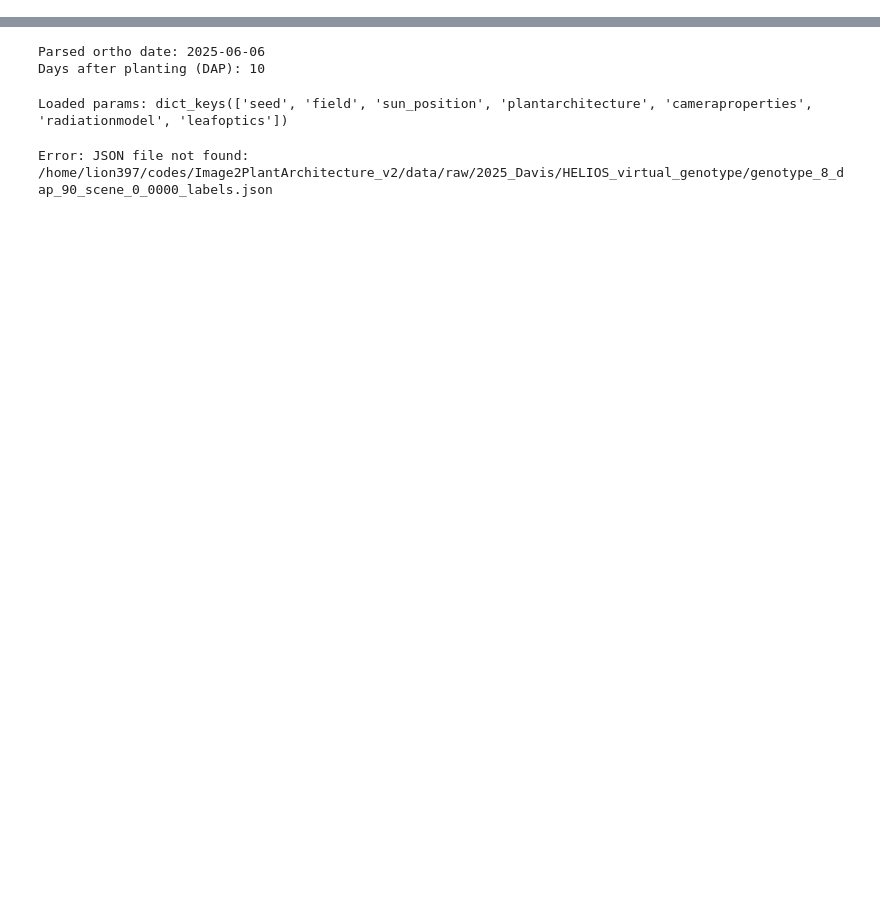
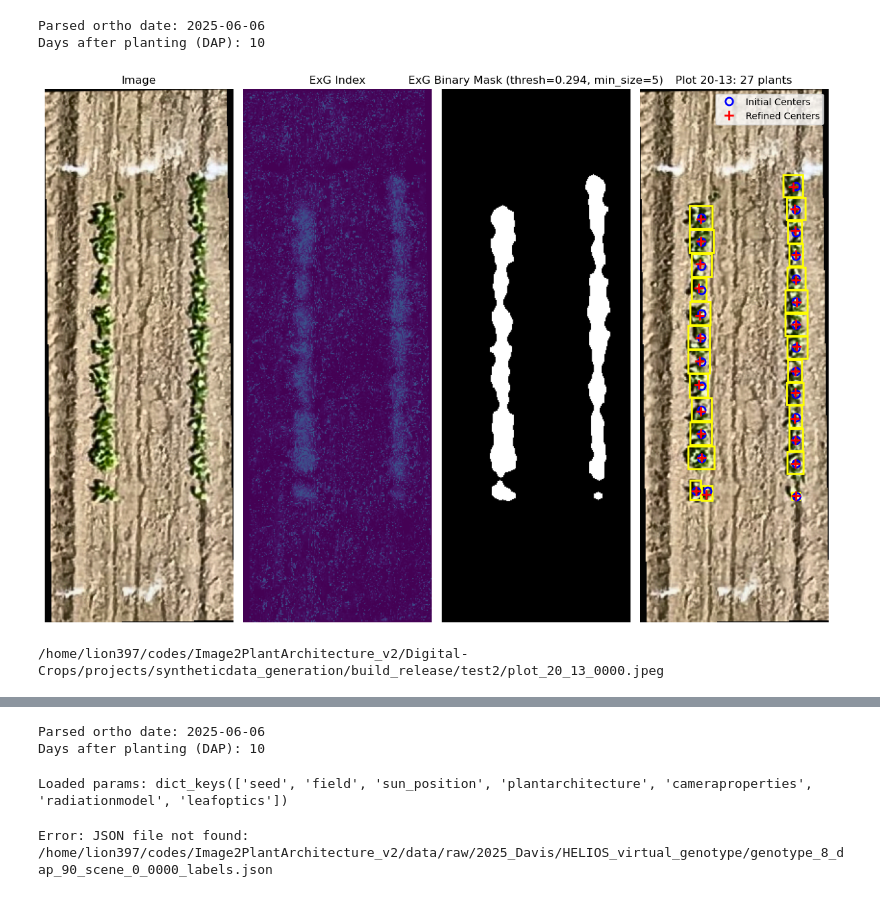
Before and after one commit to GEMINI-Breeding/Digital-Crops, a Jupyter notebook: projects/syntheticdata_generation/generate_dataset_drone.ipynb, the cells around one changed output, grey strips where cells are left out. Saved outputs shown, nothing was run; the diff lists cells and outputs as text; code cells hidden in the pictures; blank space fills up the shorter version.

Commit message:
Updated to now params.json file

```diff
--- a/projects/syntheticdata_generation/generate_dataset_drone.ipynb
+++ b/projects/syntheticdata_generation/generate_dataset_drone.ipynb
@@ -1291,0 +1229,80 @@ Days after planting (DAP): 10
+# %%
+# Display generated image
+import matplotlib.pyplot as plt
+import os
+from PIL import Image
+from datetime import datetime
+import re
+# Define the planting date
+dop = datetime(2025, 5, 27)
+
+ortho_path = "/home/lion397/GEMINI/heesup/dataset/2025_Davis/2025-06-06/Drone/2025-06-06-RGB.tif"
+
+# Parse date from ortho_path using regex to find YYYY-MM-DD pattern
+date_pattern = r'(\d{4})-(\d{2})-(\d{2})'
+match = re.search(date_pattern, ortho_path)
+
+if match:
+    year, month, day = match.groups()
+    ortho_date = datetime(int(year), int(month), int(day))
+    dap = (ortho_date - dop).days
+    print(f"Parsed ortho date: {ortho_date.strftime('%Y-%m-%d')}")
+    print(f"Days after planting (DAP): {dap}")
+else:
+    # Fallback to manual calculation if parsing fails
+    print("Warning: Could not parse date from ortho_path, using manual DAP")
+    dap = (datetime(2025, 6, 17) - dop).days
+
+ortho_path="../../../data/raw/2025_Davis/real_data/2025-06-06/Drone/2025-06-06-RGB.tif"
+dem_path="../../../data/raw/2025_Davis/real_data/2025-06-06/Drone/2025-06-06-RGB.tif"
+helios_path = "build_release"
+#helios_path = "build_ellie"
+drone_ds = DroneOrthoDataset(
+    ortho_path=Path(ortho_path),
+    dem_path=Path(dem_path),  # Add DEM path
+    #ortho_path=Path("/home/lion397/GEMINI/heesup/dataset/2025_Davis/2025-06-17/Drone-5m/GOPRO/2025-06-17-RGB.tif"),
+    geojson_path=Path("/home/lion397/GEMINI/heesup/dataset/2025_Davis/Plot-Boundary-WGS84.geojson"),
+    program_path=helios_path,
+    use_sam=False,
+    debug=False
+)
+
+# Process single plot
+idx = 35*14 + 10 - 1 # dap_90_plot_35_10_0000.jpeg ?
+img, meta = drone_ds[idx]
+results = drone_ds.localize_plants(idx=idx, min_size=5, histogram_norm=True, use_sam=False, show=True)
+
+# Load example params
+params_path = Path("params.json")  # change to the correct filename or absolute path
+if not params_path.exists():
+    raise FileNotFoundError(f"JSON file not found: {params_path}")
+with params_path.open("r", encoding="utf-8") as f:
+    params = json.load(f)
+
+output_dir = f"{helios_path}/test2"
+params_path = drone_ds.generate_params(
+    idx,
+    results,
+    params,
+    #age=dap,
+    age=10,
+    use_dem_ground=False,
+    camera_height=1.5,
+    plot_size_buffer=1.0,
+    dem_scale_z=0.1,      # Smaller scale for realistic ground variation
+    dem_subsample=1,       # Reduce mesh complexity
+    output_dir = output_dir
+)
+drone_ds.run_helios(params_path, output_path=output_dir.split("/")[-1])
+
+
+# Visualize the rendered image too
+output_image_name = params_path.replace(".json","_0000.jpeg")
+image = Image.open(output_image_name)
+print(output_image_name)
+plt.imshow(image)
+# %% [output]
+Parsed ortho date: 2025-06-06
+Days after planting (DAP): 10
+[figure, added]
+/home/lion397/codes/Image2PlantArchitecture_v2/Digital-Crops/projects/syntheticdata_generation/build_release/test2/plot_20_13_0000.jpeg
```
Also changed, not shown: parts of 3 cells of this notebook, 3 other files.
